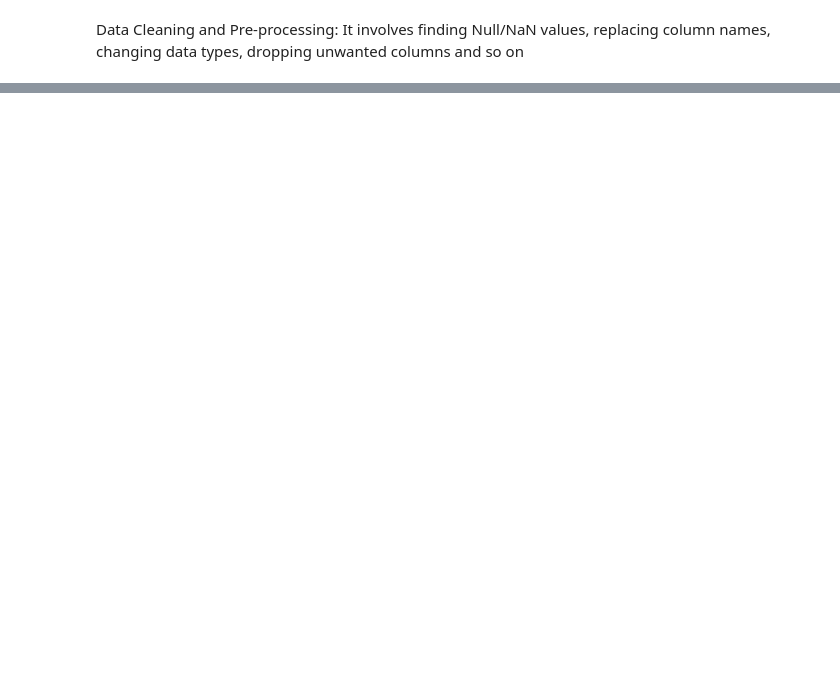
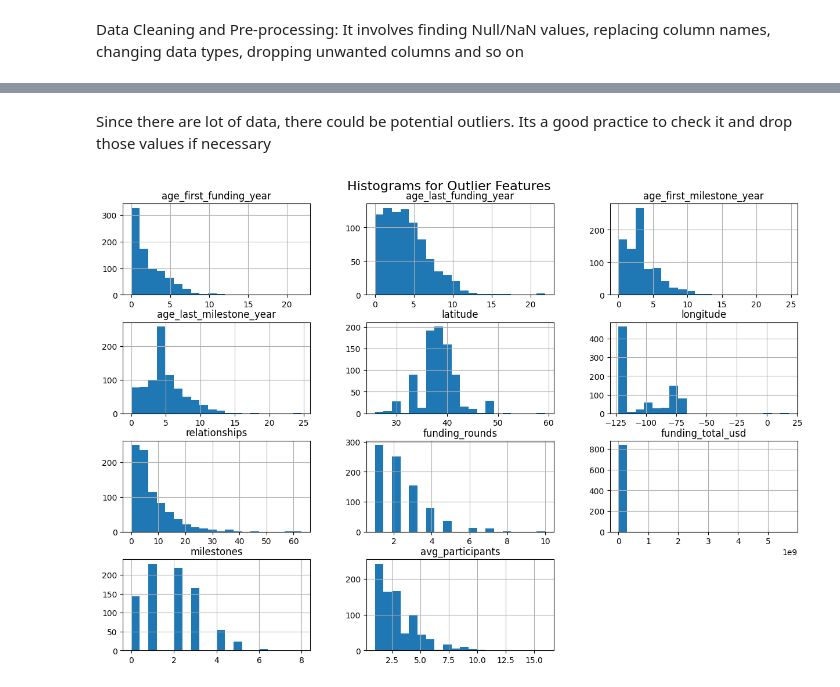
Before and after one commit to Meghamala/Startup_Success_Prediction, a Jupyter notebook: initial.ipynb, the cells around one changed output, grey strips where cells are left out. Cells and saved outputs as stored; diff of their text form; code cells hidden in the pictures; blank space fills up the shorter version.

Commit message:
data preprocessing steps

```diff
--- a/initial.ipynb
+++ b/initial.ipynb
@@ -108,0 +182,5 @@ Data Cleaning and Pre-processing: It involves finding Null/NaN values, replacing
+# %%
+# we see only 1 column has null value, and there is state_code column with same values. hence state_code.1 can be dropped as its a duplicate
+
+df.loc[:, ['state_code.1', 'state_code']]
+df.drop(['state_code.1'], axis=1, inplace=True)
@@ -108,0 +194,6 @@ Data Cleaning and Pre-processing: It involves finding Null/NaN values, replacing
+# %%
+#df.loc[:, ['labels', 'status']]
+# these columns not have any valid correlation on the status, so can be dropped
+
+df.loc[:, ['id', 'Unnamed: 0', 'object_id']]
+df.drop(['id', 'Unnamed: 0', 'object_id'], axis=1, inplace=True)
@@ -108,0 +233,8 @@ Data Cleaning and Pre-processing: It involves finding Null/NaN values, replacing
+# %%
+# we cannot imput mean for the negative values as it will include mean values as well.
+# so we can drop those rows considering them as invalid
+
+df=df.drop(df[df.age_first_funding_year<0].index)
+df=df.drop(df[df.age_last_funding_year<0].index)
+df=df.drop(df[df.age_first_milestone_year<0].index)
+df=df.drop(df[df.age_last_milestone_year<0].index)
@@ -108,0 +245,10 @@ Data Cleaning and Pre-processing: It involves finding Null/NaN values, replacing
+# %%
+# checking datatypes for date related columns
+
+df[['first_funding_at', 'founded_at', 'last_funding_at']].info()
+
+# converting these columns to datetime type
+df['founded_at'] = pd.to_datetime(df['founded_at'])
+df['first_funding_at'] = pd.to_datetime(df['first_funding_at'])
+df['last_funding_at'] = pd.to_datetime(df['last_funding_at'])
+df.size
@@ -108,0 +267,11 @@ Data Cleaning and Pre-processing: It involves finding Null/NaN values, replacing
+# %% [markdown]
+Since there are lot of data, there could be potential outliers. Its a good practice to check it and drop those values if necessary
+# %%
+outlier = ["age_first_funding_year","age_last_funding_year","age_first_milestone_year","age_last_milestone_year", "latitude", "longitude", 'relationships', 'funding_rounds',
+       'funding_total_usd', 'milestones', 'avg_participants']
+
+df[outlier].hist(bins=20, figsize=(15, 10), density=False)
+plt.suptitle('Histograms for Outlier Features', x=0.5, y=0.92, fontsize=16)
+plt.show()
+# %% [output]
+[figure, added]
```
Also changed, not shown: parts of 18 cells of this notebook.
